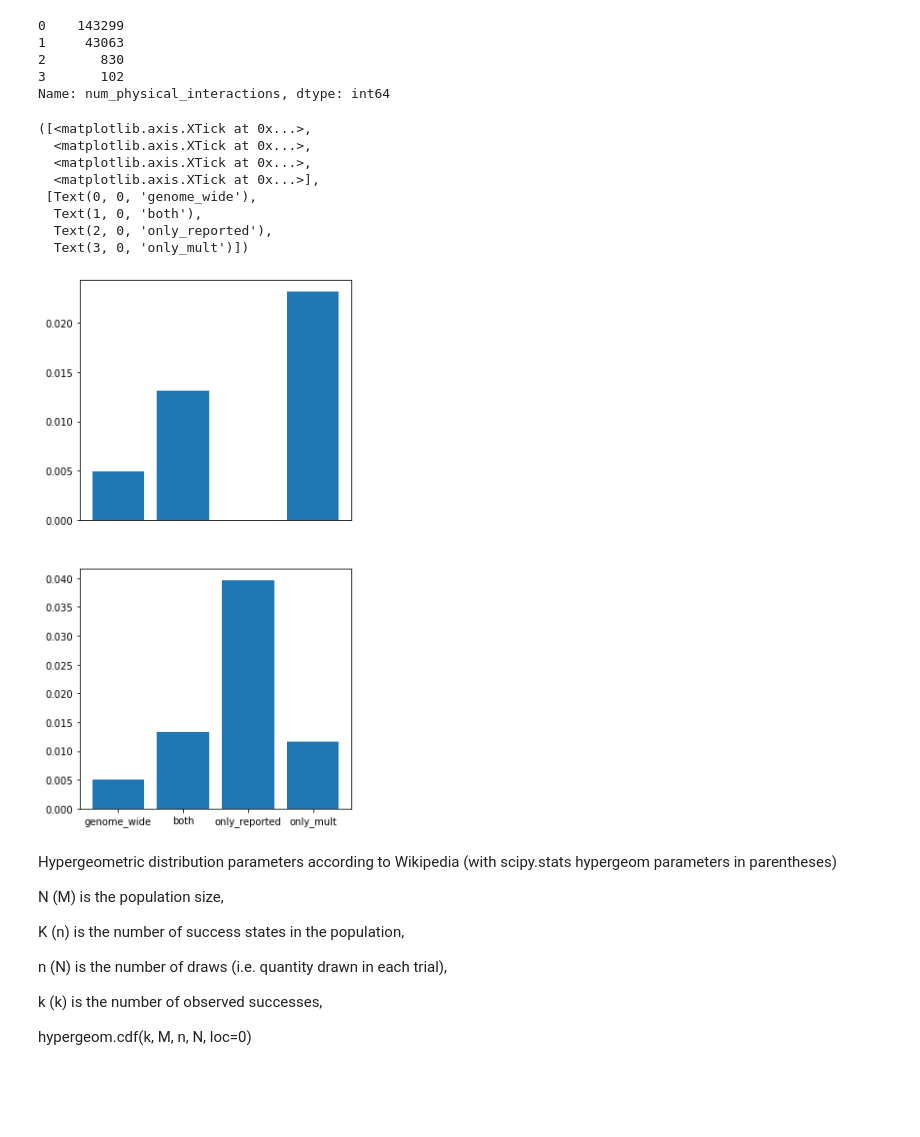
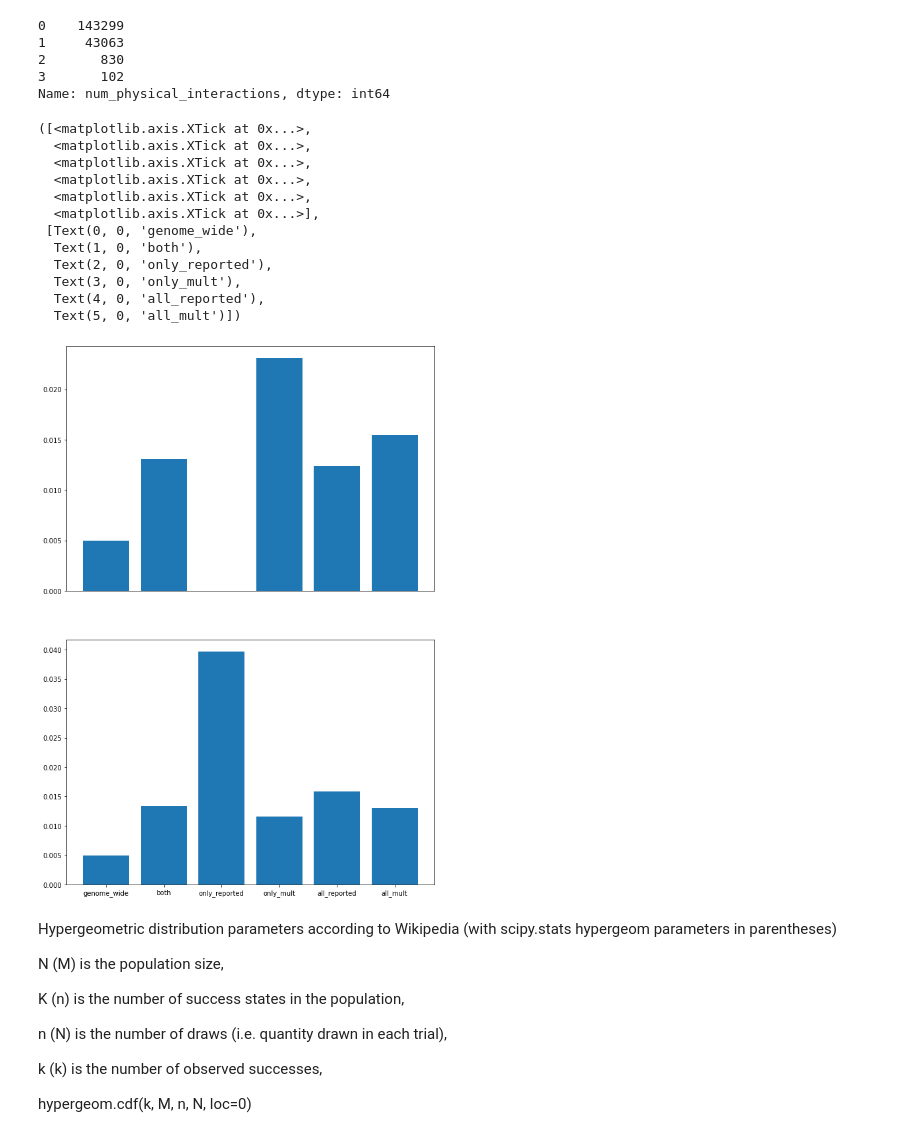
Before and after one commit to brian-arnold/epistasis_reanalysis, a Jupyter notebook: yeast_screens/Kuzmin2020.ipynb, the cells around one changed output. Cells and saved outputs as stored; diff of their text form; code cells hidden in the pictures; blank space fills up the shorter version.

Commit message:
added 3-way phys interactions, study all_reported and all_mult

```diff
--- a/yeast_screens/Kuzmin2020.ipynb
+++ b/yeast_screens/Kuzmin2020.ipynb
@@ -378,11 +384,11 @@ pd.DataFrame.from_dict(results)
 # BIOGRID contains physical interactions measured from a variety of assays including co-localization
 gene_physical_pairwise_interactions = db.get_physical_interactions_BIOGRID()
 
-num_physical_interactions, oneplus_physical_interactions, twoplus_physical_interactions = db.count_physical_interactions(df, gene_physical_pairwise_interactions)
+num_physical_interactions, twoplus_physical_interactions, three_physical_interactions = db.count_physical_interactions(df, gene_physical_pairwise_interactions)
 
 df['num_physical_interactions'] = df['alleles'].map(num_physical_interactions)
-df['oneplus_physical_interactions'] = df['alleles'].map(oneplus_physical_interactions)
 df['twoplus_physical_interactions'] = df['alleles'].map(twoplus_physical_interactions)
+df['three_physical_interactions'] = df['alleles'].map(three_physical_interactions)
 df['num_physical_interactions'].value_counts()
 # %% [output]
 0    143299
@@ -401,36 +407,53 @@ def fraction_physical_twoplus(df):
     d['frac'] = d['int']/d['tot']
     return d
 
-def mk_barplot(genome_wide, both, only_reported, only_mult, i):
-    bars = ('genome_wide', 'both', 'only_reported', 'only_mult')
+def fraction_physical_three(df):
+    """
+    Returns a dict of the number of gene triplets with 2+ physical interactions along with the total number of triplets
+    """
+    d = {}
+    d['tot'] = len(df.three_physical_interactions)
+    d['int'] = np.sum(df.three_physical_interactions)
+    d['frac'] = d['int']/d['tot']
+    return d
+
+def mk_barplot(genome_wide, both, only_reported, only_mult, all_reported, all_mult, i):
+    bars = ('genome_wide', 'both', 'only_reported', 'only_mult', 'all_reported', 'all_mult')
     x_pos = np.arange(len(bars))
-    height = [genome_wide, both, only_reported, only_mult]
+    height = [genome_wide, both, only_reported, only_mult, all_reported, all_mult]
     axs[i].bar(x_pos, height)
     axs[i].xaxis.set_ticks([])
 # %%
-fig, axs = plt.subplots(nrows=2, figsize=(5,10))
+# functions to use to explore pbhysical interactions: fraction_physical_twoplus, fraction_physical_three
+fig, axs = plt.subplots(nrows=2, figsize=(10,15))
 
-genome_wide = fraction_physical_twoplus(df)
+func = fraction_physical_twoplus
 
-both, only_reported, only_mult = compare_outlier_enrichment(df[df.pval < 0.05], "negative", fraction_physical_twoplus, multiplicative)
-mk_barplot(genome_wide['frac'], both['frac'], only_reported['frac'], only_mult['frac'], 0)
+genome_wide = func(df)
 
-both, only_reported, only_mult = compare_outlier_enrichment(df[df.pval < 0.05], "positive", fraction_physical_twoplus, multiplicative)
-mk_barplot(genome_wide['frac'], both['frac'], only_reported['frac'], only_mult['frac'], 1)
+overlap, only_reported, only_mult, all_reported, all_mult = compare_outlier_enrichment(df[df.pval < 0.05], "negative", func, multiplicative)
+mk_barplot(genome_wide['frac'], overlap['frac'], only_reported['frac'], only_mult['frac'], all_reported['frac'], all_mult['frac'], 0)
 
-bars = ('genome_wide', 'both', 'only_reported', 'only_mult')
+overlap, only_reported, only_mult, all_reported, all_mult = compare_outlier_enrichment(df[df.pval < 0.05], "positive", func, multiplicative)
+mk_barplot(genome_wide['frac'], overlap['frac'], only_reported['frac'], only_mult['frac'], all_reported['frac'], all_mult['frac'], 1)
+
+bars = ('genome_wide', 'both', 'only_reported', 'only_mult', 'all_reported', 'all_mult')
 x_pos = np.arange(len(bars))
 plt.xticks(x_pos, bars)
 # %% [output]
 ([<matplotlib.axis.XTick at 0x...>,
+  <matplotlib.axis.XTick at 0x...>,
+  <matplotlib.axis.XTick at 0x...>,
   <matplotlib.axis.XTick at 0x...>,
   <matplotlib.axis.XTick at 0x...>,
   <matplotlib.axis.XTick at 0x...>],
  [Text(0, 0, 'genome_wide'),
   Text(1, 0, 'both'),
   Text(2, 0, 'only_reported'),
-  Text(3, 0, 'only_mult')])
+  Text(3, 0, 'only_mult'),
+  Text(4, 0, 'all_reported'),
+  Text(5, 0, 'all_mult')])
-[figure, old version]
+[figure, new version]
 # %% [markdown]
 Hypergeometric distribution parameters according to Wikipedia (with scipy.stats hypergeom parameters in parentheses)
 
```
Also changed, not shown: parts of 4 cells of this notebook, 1 other file.
